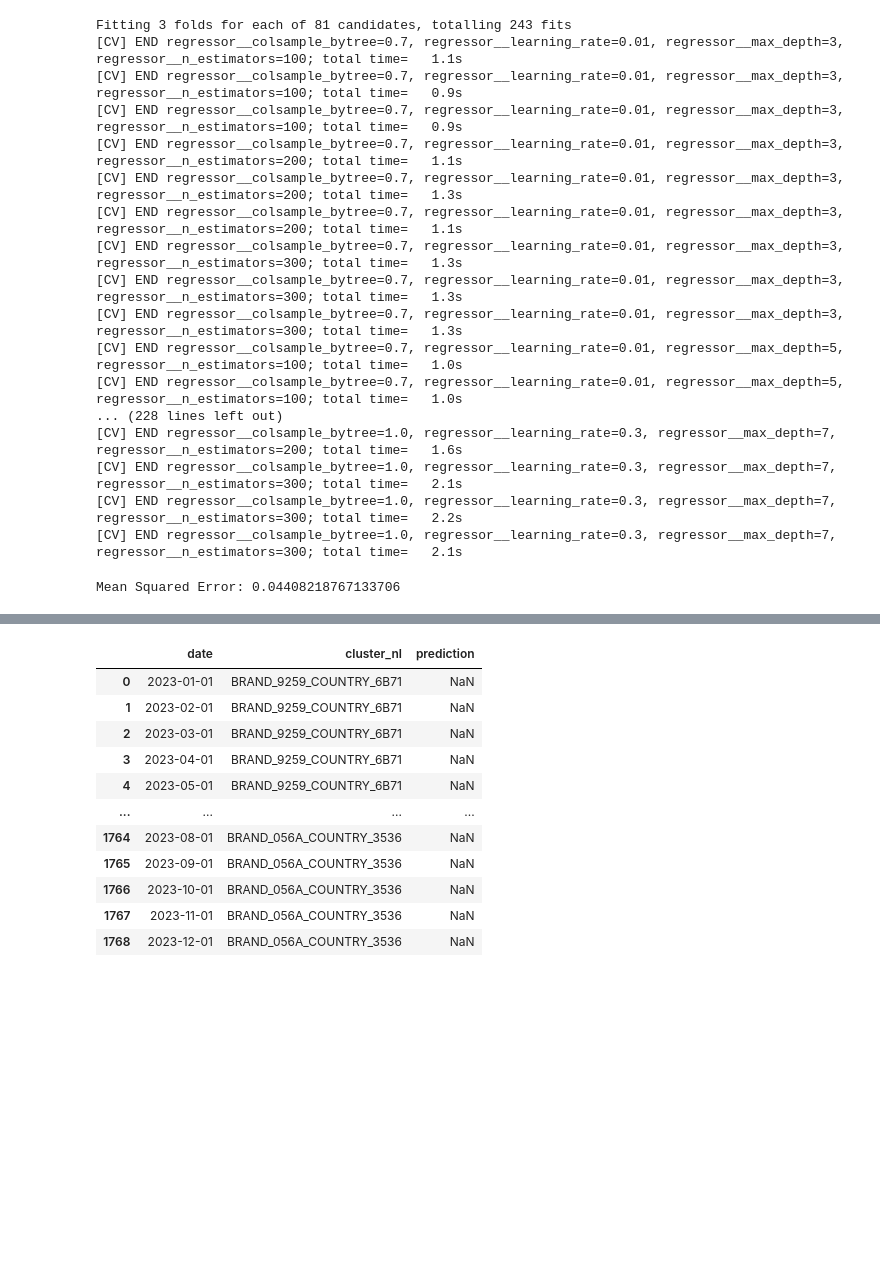
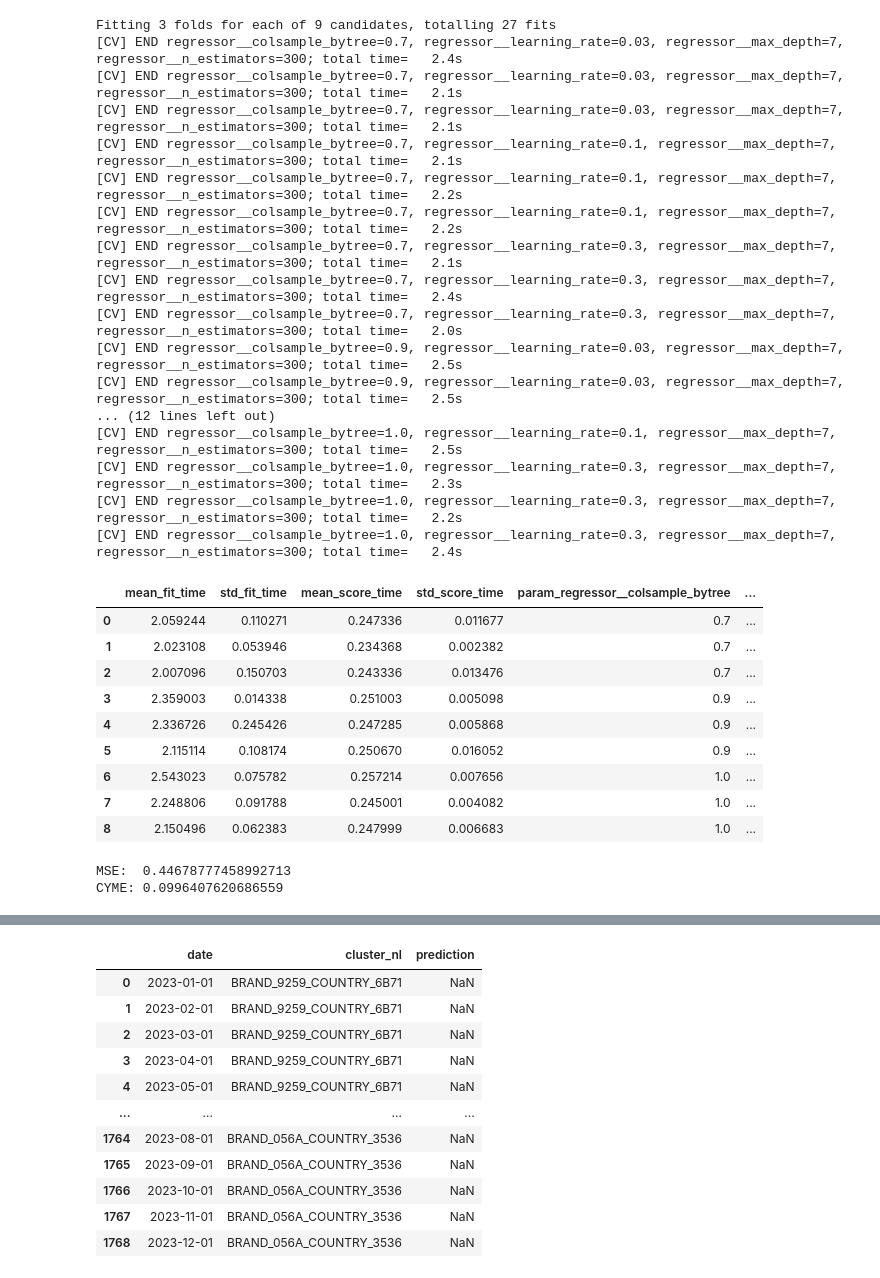
Before and after one commit to Bincowsky/Bonkis-Jake, a Jupyter notebook: notebooks/first_approach.ipynb, the cells around one changed output, grey strips where cells are left out. Cells and saved outputs as stored; diff of their text form; code cells hidden in the pictures; blank space fills up the shorter version.

```diff
--- a/notebooks/first_approach.ipynb
+++ b/notebooks/first_approach.ipynb
@@ -55,9 +99,9 @@ pipeline = Pipeline(steps=[
 
 # 5. Hyperparameter Tuning
 param_grid = {
-    "regressor__n_estimators": [100, 200, 300],
-    "regressor__learning_rate": [0.01, 0.1, 0.3],
-    "regressor__max_depth": [3, 5, 7],
+    "regressor__n_estimators": [300],
+    "regressor__learning_rate": [0.03, 0.1, 0.3],
+    "regressor__max_depth": [7],
     "regressor__colsample_bytree": [0.7, 0.9, 1.0]
 }
 
@@ -65,30 +109,57 @@ grid_search = GridSearchCV(pipeline, param_grid, cv=3, scoring="neg_mean_squared
 grid_search.fit(X_train, y_train)
 best_model = grid_search.best_estimator_
 # %% [output]
-Fitting 3 folds for each of 81 candidates, totalling 243 fits
-[CV] END regressor__colsample_bytree=0.7, regressor__learning_rate=0.01, regressor__max_depth=3, regressor__n_estimators=100; total time=   1.1s
-[CV] END regressor__colsample_bytree=0.7, regressor__learning_rate=0.01, regressor__max_depth=3, regressor__n_estimators=100; total time=   0.9s
-[CV] END regressor__colsample_bytree=0.7, regressor__learning_rate=0.01, regressor__max_depth=3, regressor__n_estimators=100; total time=   0.9s
-[CV] END regressor__colsample_bytree=0.7, regressor__learning_rate=0.01, regressor__max_depth=3, regressor__n_estimators=200; total time=   1.1s
-[CV] END regressor__colsample_bytree=0.7, regressor__learning_rate=0.01, regressor__max_depth=3, regressor__n_estimators=200; total time=   1.3s
-[CV] END regressor__colsample_bytree=0.7, regressor__learning_rate=0.01, regressor__max_depth=3, regressor__n_estimators=200; total time=   1.1s
-[CV] END regressor__colsample_bytree=0.7, regressor__learning_rate=0.01, regressor__max_depth=3, regressor__n_estimators=300; total time=   1.3s
-[CV] END regressor__colsample_bytree=0.7, regressor__learning_rate=0.01, regressor__max_depth=3, regressor__n_estimators=300; total time=   1.3s
-[CV] END regressor__colsample_bytree=0.7, regressor__learning_rate=0.01, regressor__max_depth=3, regressor__n_estimators=300; total time=   1.3s
-[CV] END regressor__colsample_bytree=0.7, regressor__learning_rate=0.01, regressor__max_depth=5, regressor__n_estimators=100; total time=   1.0s
-[CV] END regressor__colsample_bytree=0.7, regressor__learning_rate=0.01, regressor__max_depth=5, regressor__n_estimators=100; total time=   1.0s
-... (228 lines left out)
-[CV] END regressor__colsample_bytree=1.0, regressor__learning_rate=0.3, regressor__max_depth=7, regressor__n_estimators=200; total time=   1.6s
-[CV] END regressor__colsample_bytree=1.0, regressor__learning_rate=0.3, regressor__max_depth=7, regressor__n_estimators=300; total time=   2.1s
+Fitting 3 folds for each of 9 candidates, totalling 27 fits
+[CV] END regressor__colsample_bytree=0.7, regressor__learning_rate=0.03, regressor__max_depth=7, regressor__n_estimators=300; total time=   2.4s
+[CV] END regressor__colsample_bytree=0.7, regressor__learning_rate=0.03, regressor__max_depth=7, regressor__n_estimators=300; total time=   2.1s
+[CV] END regressor__colsample_bytree=0.7, regressor__learning_rate=0.03, regressor__max_depth=7, regressor__n_estimators=300; total time=   2.1s
+[CV] END regressor__colsample_bytree=0.7, regressor__learning_rate=0.1, regressor__max_depth=7, regressor__n_estimators=300; total time=   2.1s
+[CV] END regressor__colsample_bytree=0.7, regressor__learning_rate=0.1, regressor__max_depth=7, regressor__n_estimators=300; total time=   2.2s
+[CV] END regressor__colsample_bytree=0.7, regressor__learning_rate=0.1, regressor__max_depth=7, regressor__n_estimators=300; total time=   2.2s
+[CV] END regressor__colsample_bytree=0.7, regressor__learning_rate=0.3, regressor__max_depth=7, regressor__n_estimators=300; total time=   2.1s
+[CV] END regressor__colsample_bytree=0.7, regressor__learning_rate=0.3, regressor__max_depth=7, regressor__n_estimators=300; total time=   2.4s
+[CV] END regressor__colsample_bytree=0.7, regressor__learning_rate=0.3, regressor__max_depth=7, regressor__n_estimators=300; total time=   2.0s
+[CV] END regressor__colsample_bytree=0.9, regressor__learning_rate=0.03, regressor__max_depth=7, regressor__n_estimators=300; total time=   2.5s
+[CV] END regressor__colsample_bytree=0.9, regressor__learning_rate=0.03, regressor__max_depth=7, regressor__n_estimators=300; total time=   2.5s
+... (12 lines left out)
+[CV] END regressor__colsample_bytree=1.0, regressor__learning_rate=0.1, regressor__max_depth=7, regressor__n_estimators=300; total time=   2.5s
+[CV] END regressor__colsample_bytree=1.0, regressor__learning_rate=0.3, regressor__max_depth=7, regressor__n_estimators=300; total time=   2.3s
 [CV] END regressor__colsample_bytree=1.0, regressor__learning_rate=0.3, regressor__max_depth=7, regressor__n_estimators=300; total time=   2.2s
-[CV] END regressor__colsample_bytree=1.0, regressor__learning_rate=0.3, regressor__max_depth=7, regressor__n_estimators=300; total time=   2.1s
+[CV] END regressor__colsample_bytree=1.0, regressor__learning_rate=0.3, regressor__max_depth=7, regressor__n_estimators=300; total time=   2.4s
-# %%
-y_pred = best_model.predict(X_test)
-
-mse = mean_squared_error(y_test, y_pred)
-print(f"Mean Squared Error: {mse}")
-# %% [output]
-Mean Squared Error: 0.04408218767133706
+# %%
+results = grid_search.cv_results_
+mean_losses = results['mean_test_score']
+results_df = pd.DataFrame(results)
+# Create a pivot table with row = learning rate, col = regressor__colsample_bytree
+pivot_table = results_df.pivot_table(index='param_regressor__learning_rate', columns='param_regressor__colsample_bytree', values='rank_test_score')
+results_df
+# %% [output]
+|  | mean_fit_time | std_fit_time | mean_score_time | std_score_time | param_regressor__colsample_bytree | ... |
+| 0 | 2.059244 | 0.110271 | 0.247336 | 0.011677 | 0.7 | ... |
+| 1 | 2.023108 | 0.053946 | 0.234368 | 0.002382 | 0.7 | ... |
+| 2 | 2.007096 | 0.150703 | 0.243336 | 0.013476 | 0.7 | ... |
+| 3 | 2.359003 | 0.014338 | 0.251003 | 0.005098 | 0.9 | ... |
+| 4 | 2.336726 | 0.245426 | 0.247285 | 0.005868 | 0.9 | ... |
+| 5 | 2.115114 | 0.108174 | 0.250670 | 0.016052 | 0.9 | ... |
+| 6 | 2.543023 | 0.075782 | 0.257214 | 0.007656 | 1.0 | ... |
+| 7 | 2.248806 | 0.091788 | 0.245001 | 0.004082 | 1.0 | ... |
+| 8 | 2.150496 | 0.062383 | 0.247999 | 0.006683 | 1.0 | ... |
+# %%
+from helper import compute_metric, _metrics, unaveraged_CYME
+def predict_and_measure_performance(model, X_test, y_test):
+    y_pred = model.predict(X_test)
+
+    mse = mean_squared_error(y_test, y_pred)
+    print(f"MSE:  {mse}")
+
+    cyme = unaveraged_CYME(metric_df, y_pred)
+    print(f"CYME: {cyme}")
+    return mse, cyme
+
+mse, cyme = predict_and_measure_performance(best_model, X_test, y_test)
+# %% [output]
+MSE:  0.44678777458992713
+CYME: 0.0996407620686559
 # %%
 import matplotlib.pyplot as plt
 from xgboost import plot_importance
```
Also changed, not shown: parts of 10 cells of this notebook, 3 other files.
